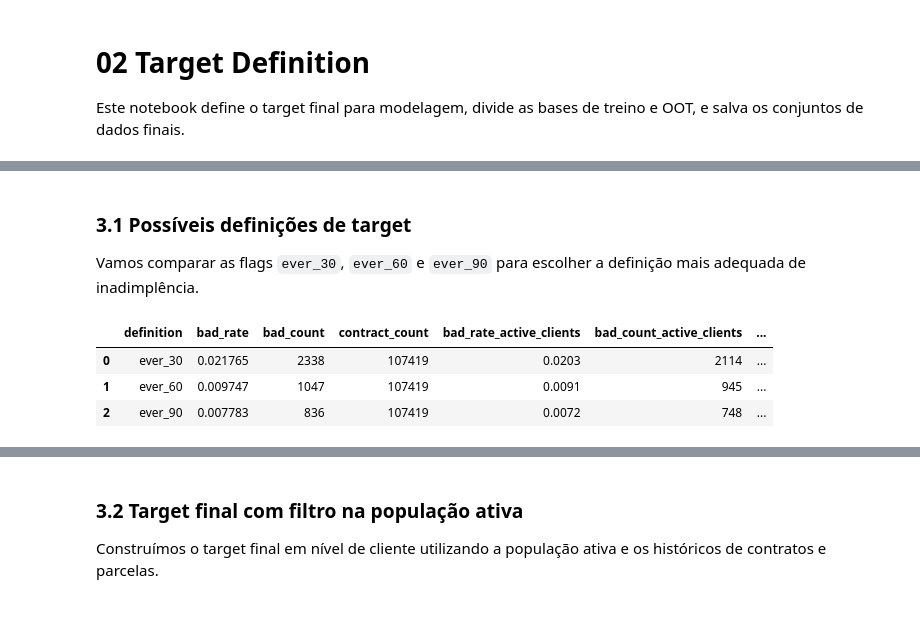
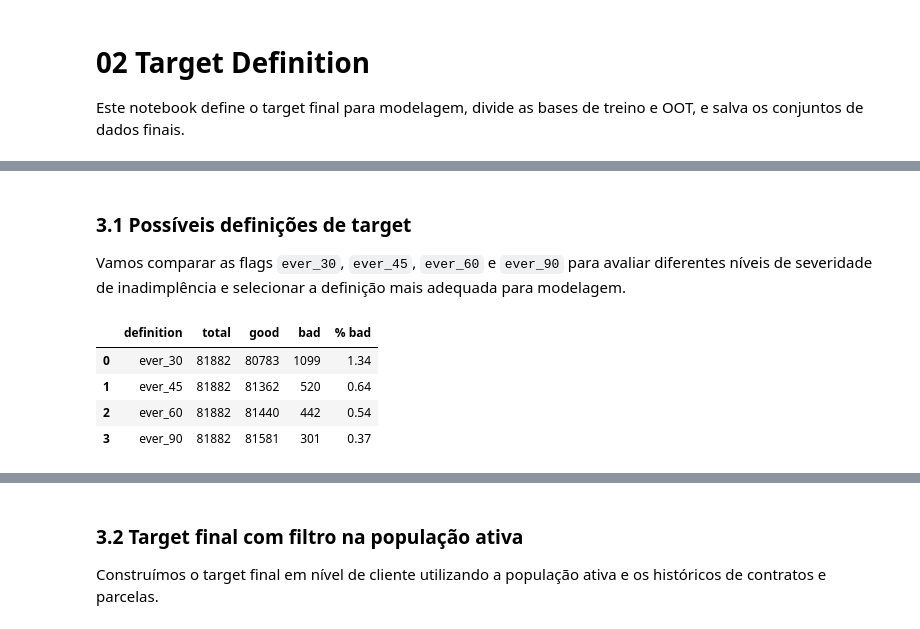
Before and after one commit to RenanScavazzini/case_datarisk, a Jupyter notebook: notebooks/02_target_definition.ipynb, the cells around one changed output, grey strips where cells are left out. Cells and saved outputs as stored; diff of their text form; code cells hidden in the pictures.

Commit message:
corrige notebook target e cria eda

```diff
--- a/notebooks/02_target_definition.ipynb
+++ b/notebooks/02_target_definition.ipynb
@@ -59,28 +78,53 @@ Aqui a ideia é simples:
 # %% [markdown]
 ### 3.1 Possíveis definições de target
 
-Vamos comparar as flags `ever_30`, `ever_60` e `ever_90` para escolher a definição mais adequada de inadimplência.
+Vamos comparar as flags `ever_30`, `ever_45`, `ever_60` e `ever_90` para avaliar diferentes níveis de severidade de inadimplência e selecionar a definição mais adequada para modelagem.
 # %%
 population_target = build_population_target(population_active)
 
+base_target = (
+    population_active[
+        ["id_cliente", "safra_mes"]
+    ]
+    .merge(
+        population_target[
+            [
+                "id_cliente",
+                "safra_mes",
+                "ever_30",
+                "ever_45",
+                "ever_60",
+                "ever_90",
+            ]
+        ],
+        on=["id_cliente", "safra_mes"],
+        how="left"
+    )
+)
+
 summary = []
-total = len(population_target)
+
 for col in ["ever_30", "ever_45", "ever_60", "ever_90"]:
-    bad = population_target[col].sum()
+
+    total = len(base_target)
+
+    bad = base_target[col].fillna(False).sum()
     good = total - bad
-    pct_bad = round((bad / total) * 100, 2)
+
     summary.append({
         "definition": col,
         "total": total,
         "good": good,
         "bad": bad,
-        "% bad": pct_bad
+        "% bad": round((bad / total) * 100, 2)
     })
 
 summary_df = pd.DataFrame(summary)
+
 display(summary_df)
 # %% [output]
-|  | definition | bad_rate | bad_count | contract_count | bad_rate_active_clients | bad_count_active_clients | ... |
-| 0 | ever_30 | 0.021765 | 2338 | 107419 | 0.0203 | 2114 | ... |
-| 1 | ever_60 | 0.009747 | 1047 | 107419 | 0.0091 | 945 | ... |
-| 2 | ever_90 | 0.007783 | 836 | 107419 | 0.0072 | 748 | ... |
+|  | definition | total | good | bad | % bad |
+| 0 | ever_30 | 81882 | 80783 | 1099 | 1.34 |
+| 1 | ever_45 | 81882 | 81362 | 520 | 0.64 |
+| 2 | ever_60 | 81882 | 81440 | 442 | 0.54 |
+| 3 | ever_90 | 81882 | 81581 | 301 | 0.37 |
```
Also changed, not shown: parts of 22 cells of this notebook, 9 other files.
